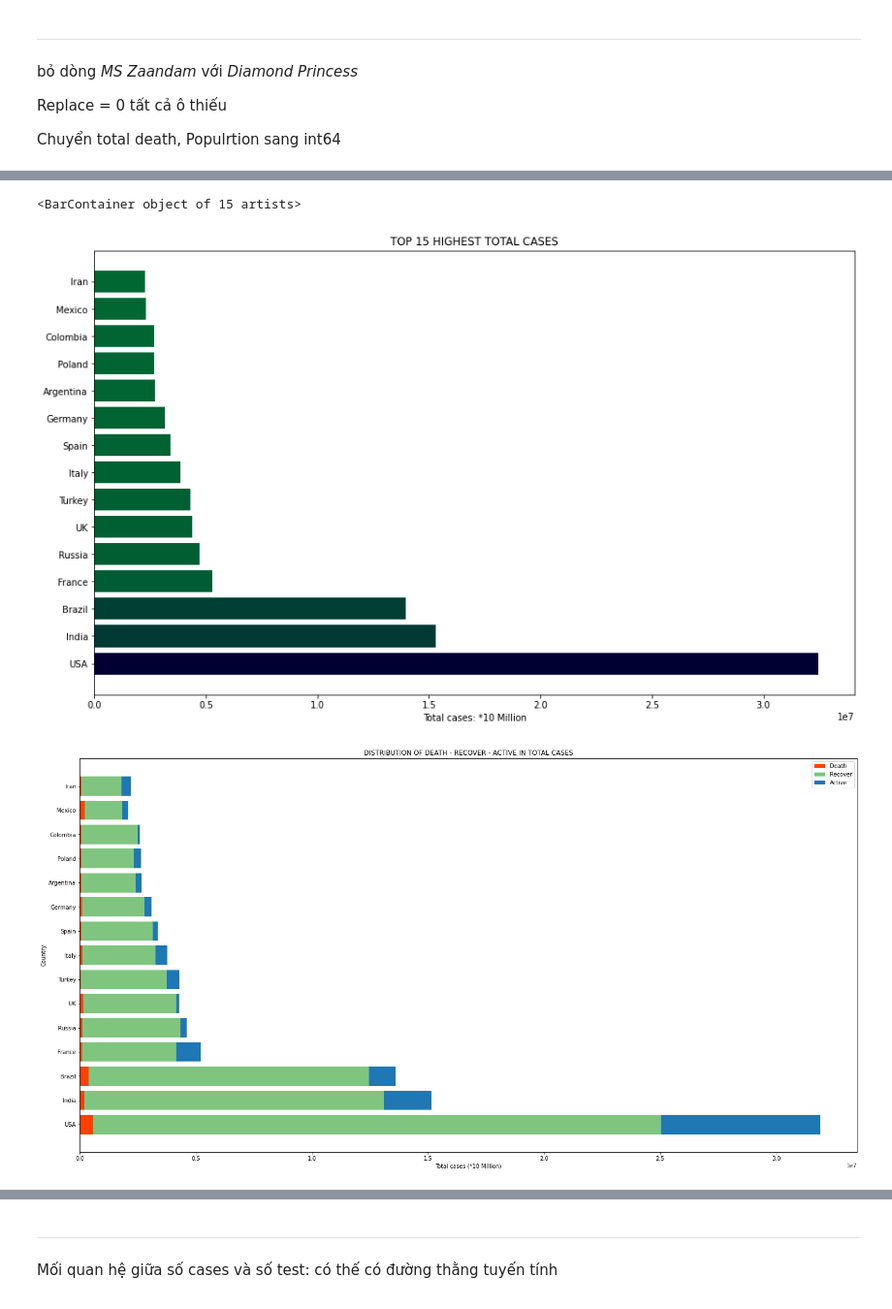
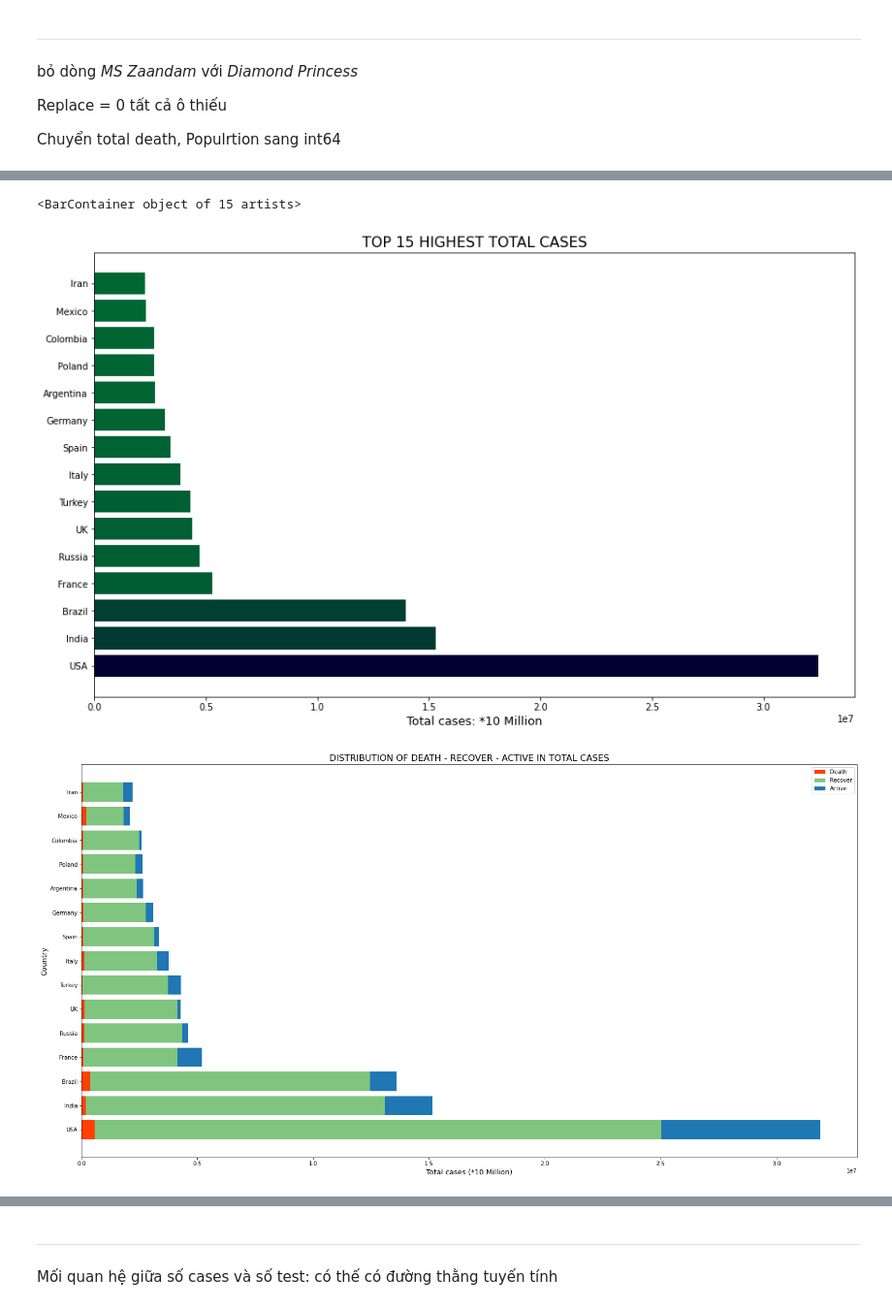
Before and after one commit to templarassVN/Covid_19-insight-Visualize, a Jupyter notebook: Nghien cuu.ipynb, the cells around one changed output, grey strips where cells are left out. Shown: that part at 97% size. Drawn from its saved outputs; the diff is of its cells as text; code cells hidden in the pictures.

```diff
--- a/Nghien cuu.ipynb
+++ b/Nghien cuu.ipynb
@@ -42,10 +43,12 @@ Chuyển total death, Populrtion sang int64
 # %%
 data_ele = data.loc[(data["Country"] == 'MS Zaandam') | (data["Country"] == 'Diamond Princess')]
 data = data.drop(data.index[list(data_ele.index)])
+data.fillna(0, inplace=True)
 data = data.replace(r'^\s*$', 0, regex=True)
 data['TotalDeaths'] = data['TotalDeaths'].astype('int64')
-# %%
-data['Population'] = data['Population'].astype('int64')
+# %%
+ds = ['Total Cases','New Cases','TotalDeaths','NewDeaths','TotalRecovered','ActiveCases','Serious','Tot Cases/1M pop','Deaths/1M pop','Total Tests','Tests/1M pop','Population']
+data[ds] = data[ds].astype('int64')
 # %%
 data.dtypes
 # %% [output]
@@ -105,28 +116,28 @@ See the caveats in the documentation: https://pandas.pydata.org/pandas-docs/stab
 # %%
 top15_case = data[['Country','Total Cases']]
 
 top15_case = top15_case.head(15)
 
 names = top15_case['Country']
 values = top15_case['Total Cases']
 
 c = []
 s = 0
 for i in range(len(names)-1):
         c.append((0,s/75_000_000,0.2))
         s += (values[i] - values[i+1])
 c.append((0,s/75_000_000,0.2))
 
 c
 plt.figure(figsize=(15, 9))
 
-plt.title('TOP 15 HIGHEST TOTAL CASES')
-plt.xlabel('Total cases: *10 Million')
+plt.title('TOP 15 HIGHEST TOTAL CASES',fontsize = '16')
+plt.xlabel('Total cases: *10 Million',fontsize = '13')
 
 plt.barh(names, values,color = c)
 # %% [output]
 <BarContainer object of 15 artists>
-[figure, old version]
+[figure, new version]
 # %%
 top15_distribute = data[['Country','TotalDeaths','TotalRecovered','ActiveCases']].head(15)
 
@@ -144,11 +155,11 @@ ax.barh(labels, death , label='Death',color = (1,0.25,0))
 ax.barh(labels, recover, left = death,label='Recover',color = (0,0.55,0),alpha = 0.5)
 ax.barh(labels, active,  left = recover,label='Active')
 
-ax.set_ylabel('Country')
-ax.set_xlabel('Total cases (*10 Million)')
-ax.set_title('DISTRIBUTION OF DEATH - RECOVER - ACTIVE IN TOTAL CASES')
+ax.set_ylabel('Country',fontsize = '13')
+ax.set_xlabel('Total cases (*10 Million)',fontsize = '13')
+ax.set_title('DISTRIBUTION OF DEATH - RECOVER - ACTIVE IN TOTAL CASES',fontsize = '16')
 ax.legend()
 
 plt.show()
 # %% [output]
-[figure, old version]
+[figure, new version]
```
Also changed, not shown: parts of 17 cells of this notebook, 2 other files.
